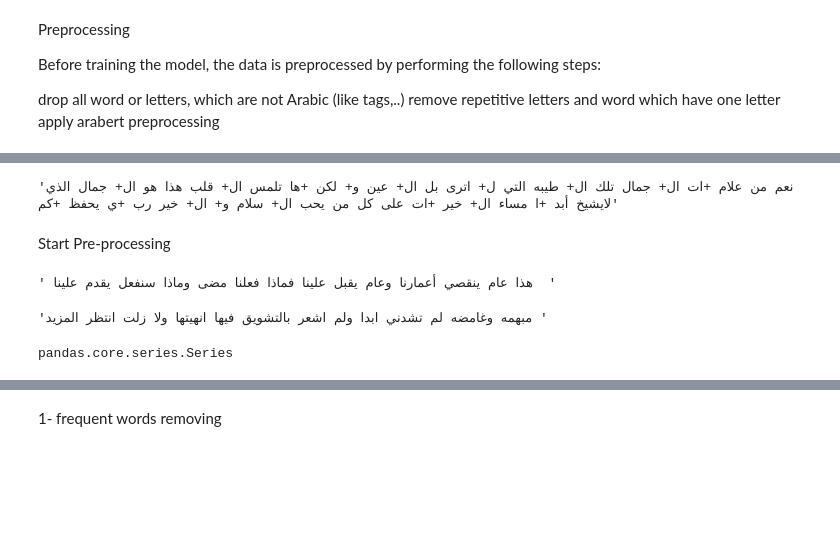
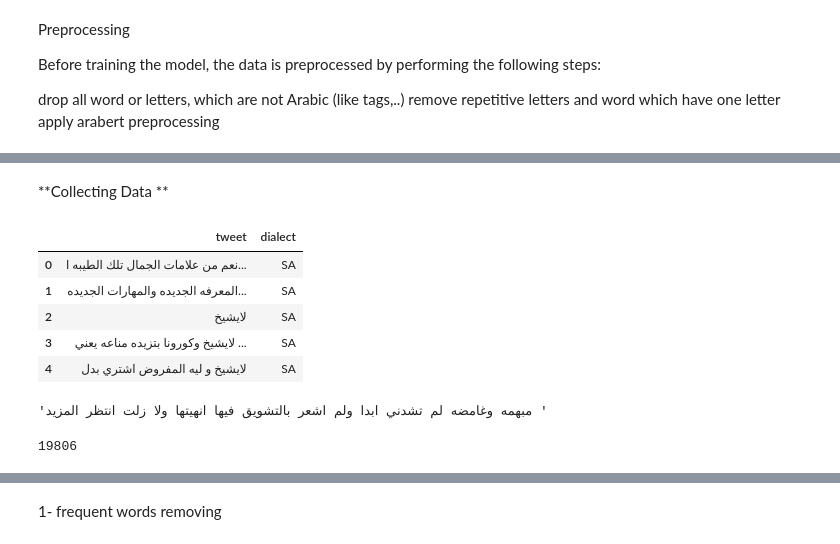
Before and after one commit to khawla-T/NeuralNetwork, a Jupyter notebook: sudidialect.ipynb, the cells around one changed output, grey strips where cells are left out. Drawn from its saved outputs; the diff is of its cells as text; code cells hidden in the pictures; blank space fills up the shorter version.

```diff
--- a/sudidialect.ipynb
+++ b/sudidialect.ipynb
@@ -54,10 +30,6 @@ pros_tex = arabert_prep.preprocess(text)
-# %%
-pros_tex
-# %% [output]
-'نعم من علام +ات ال+ جمال تلك ال+ طيبه التي ل+ اترى بل ال+ عين و+ لكن +ها تلمس ال+ قلب هذا هو ال+ جمال الذي لايشيخ أبد +ا مساء ال+ خير +ات على كل من يحب ال+ سلام و+ ال+ خير رب +ي يحفظ +كم'
-# %% [markdown]
-Start Pre-processing
+# %% [markdown]
+**Collecting Data **
 # %%
 fields=['Tweet_ID','Tweets_withDecodedemojis','Final_Annotation']
 train_dataset = pd.read_csv('SaudiIrony.csv',usecols=fields)
-train_d= train_dataset['Tweets_withDecodedemojis']
+train_Saudi= train_dataset['Tweets_withDecodedemojis']
@@ -64,12 +38,23 @@ train_d= train_dataset['Tweets_withDecodedemojis']
+# %%
+train_d_pos = pd.DataFrame(train_Saudi, columns=[ 'Tweets_withDecodedemojis'])
+train_d_pos.rename(columns = {'Tweets_withDecodedemojis':'tweet'}, inplace = True)
+train_d_pos['dialect']='SA'
+train_d_pos['tweet'] = train_d_pos['tweet'].astype(str)
+train_d_pos.head(5)
+# %% [output]
+|  | tweet | dialect |
+| 0 | نعم من علامات الجمال تلك الطيبه ا... | SA |
+| 1 | المعرفه الجديده والمهارات الجديده... | SA |
+| 2 | لايشيخ | SA |
+| 3 | لايشيخ وكورونا بتزيده مناعه يعني ... | SA |
+| 4 | لايشيخ و ليه المفروض اشتري بدل | SA |
 # %%
 #tunisain
 fields=['texts','data_labels']
 train_dataset_tuii = pd.read_csv('tun.csv',usecols=fields)
 train_dataset_tu=train_dataset_tuii['texts']
 # %%
-train_dataset_tu[4]
+train_dataset_tu
-# %% [output]
-' هذا عام ينقصي أعمارنا وعام يقبل علينا فماذا فعلنا مضى وماذا سنفعل يقدم علينا  '
 # %%
 #algirian
 fields=['id','text']
@@ -84,7 +69,3 @@ train_d_al[7]
 fields=['review']
 train_dataset_eg = pd.read_csv('40000-Egyptian-tweets.csv',usecols=fields)
 train_d_eg=train_dataset_eg['review']
-# %%
-type(train_d_eg)
-# %% [output]
-pandas.core.series.Series
@@ -94,0 +72,6 @@ train_dataset_tu
+# %%
+dd= pd.concat([train_d_al[1:6603], train_d_eg[1:6603]])
+dd= pd.concat([dd, train_dataset_tu[1:6603]])
+len(dd)
+# %% [output]
+19806
```
Also changed, not shown: parts of 70 cells of this notebook.
